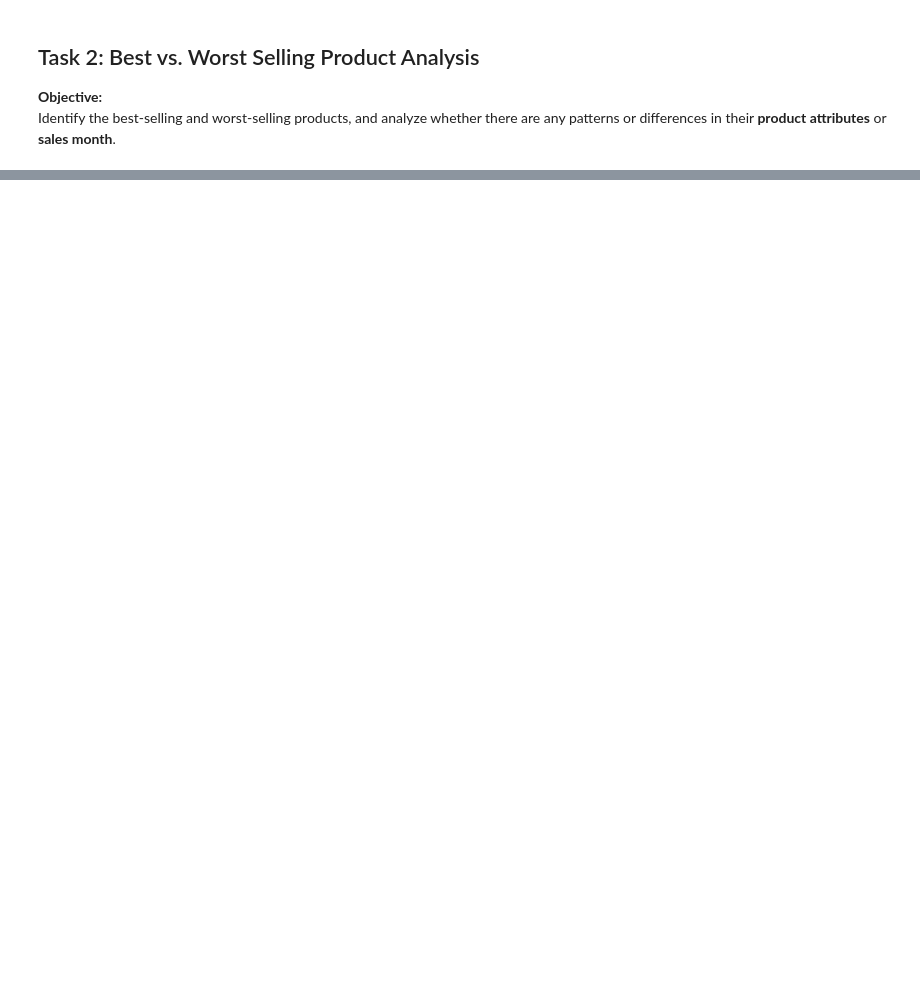
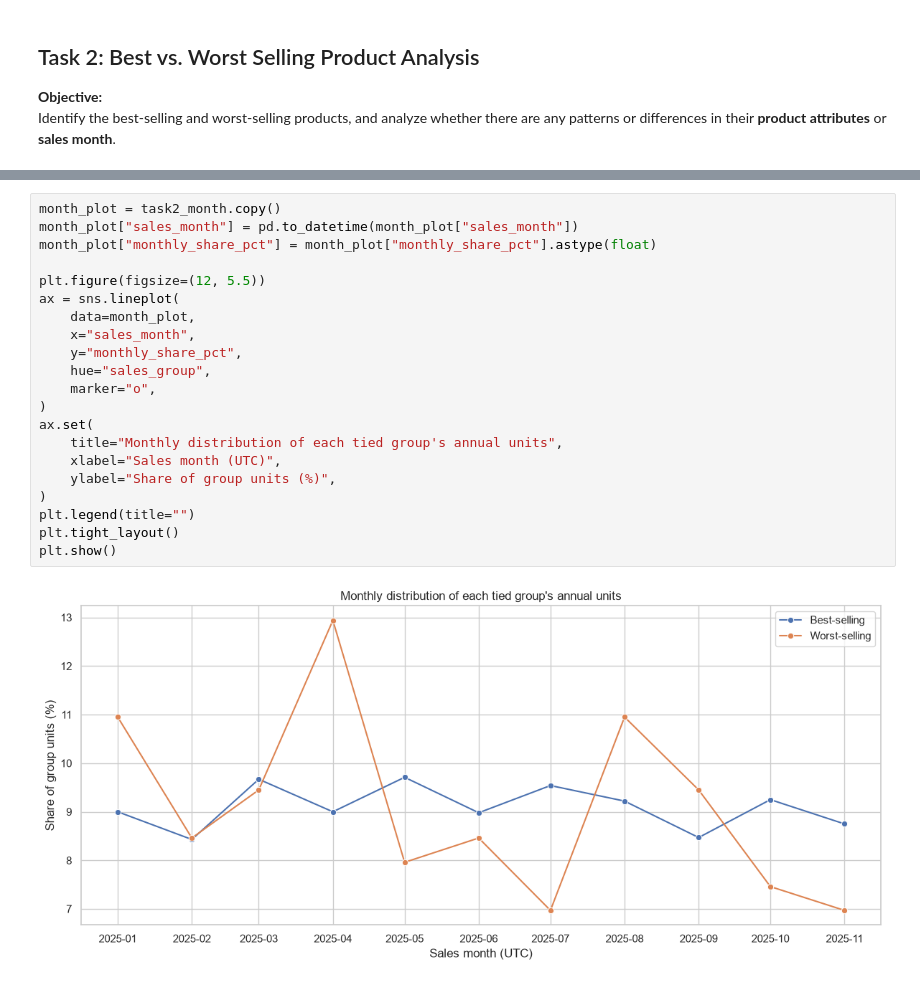
Before and after one commit to Amrf51/retail-sales-warehouse, a Jupyter notebook: coding_challenge.ipynb, the cells around one changed output, grey strips where cells are left out. Drawn from its saved outputs; the diff is of its cells as text; blank space fills up the shorter version.

```diff
--- a/coding_challenge.ipynb
+++ b/coding_challenge.ipynb
@@ -28,0 +556,23 @@ Identify the best-selling and worst-selling products, and analyze whether there
+# %%
+month_plot = task2_month.copy()
+month_plot["sales_month"] = pd.to_datetime(month_plot["sales_month"])
+month_plot["monthly_share_pct"] = month_plot["monthly_share_pct"].astype(float)
+
+plt.figure(figsize=(12, 5.5))
+ax = sns.lineplot(
+    data=month_plot,
+    x="sales_month",
+    y="monthly_share_pct",
+    hue="sales_group",
+    marker="o",
+)
+ax.set(
+    title="Monthly distribution of each tied group's annual units",
+    xlabel="Sales month (UTC)",
+    ylabel="Share of group units (%)",
+)
+plt.legend(title="")
+plt.tight_layout()
+plt.show()
+# %% [output]
+[figure, added]
```
Also changed, not shown: parts of 18 cells of this notebook.
